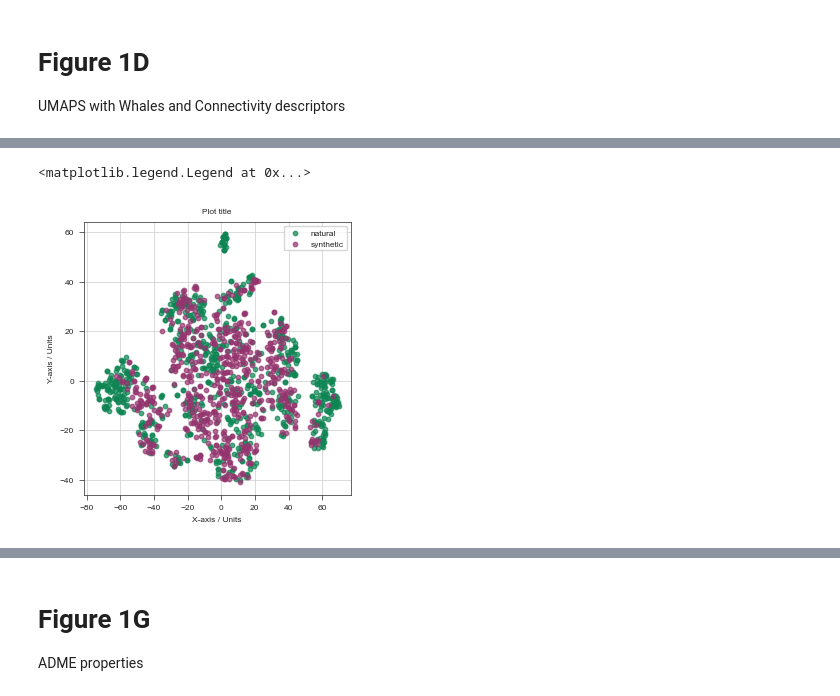
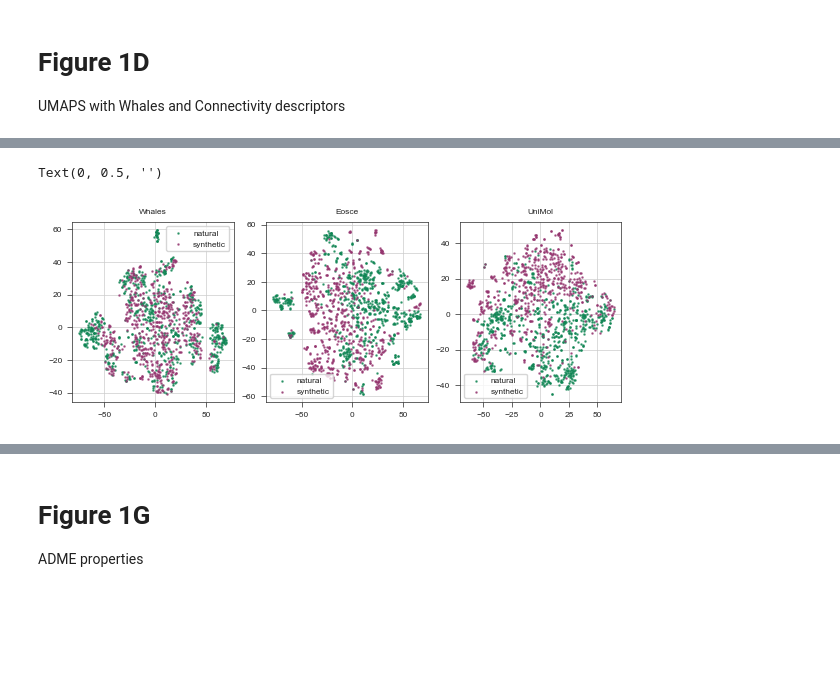
Before and after one commit to ersilia-os/sars-cov-2-chemspace, a Jupyter notebook: notebooks/02_ChemicalSpaceExploration.ipynb, the cells around one changed output, grey strips where cells are left out. Drawn from its saved outputs; the diff is of its cells as text; code cells hidden in the pictures; blank space fills up the shorter version.

```diff
--- a/notebooks/02_ChemicalSpaceExploration.ipynb
+++ b/notebooks/02_ChemicalSpaceExploration.ipynb
@@ -224,29 +220,69 @@ ax.legend()
 # %%
 from sklearn.manifold import TSNE
 
+fig, axs = stylia.create_figure(1,3, width=TWO_COLUMNS_WIDTH, height=0.33*TWO_COLUMNS_WIDTH)
+ax = axs.next()
 df = load_data("eos24ur")
 df = df.dropna()
 df = df.reset_index(drop=True)
 descs = df.iloc[:, 4:]
 descs_array = descs.values
 descs_nat = df[df["category"]=="natural"].iloc[:,4:]
 descs_syn = df[df["category"]=="synthetic"].iloc[:,4:]
-
-# Apply t-SNE transformation
 tsne = TSNE(n_components=2, perplexity=30)
 tsne_results = tsne.fit_transform(descs_array)
-# Split array based on category
 nat_idx = df[df['category'] == 'natural'].index
 syn_idx = df[df['category'] == 'synthetic'].index
-
 tsne_nat = tsne_results[nat_idx]
 tsne_syn = tsne_results[syn_idx]
+ax.scatter(tsne_nat[:,0], tsne_nat[:,1], alpha = 0.7, label="natural", color = npc, s=0.7)
+ax.scatter(tsne_syn[:,0], tsne_syn[:,1], alpha = 0.7, label = "synthetic", color=spc, s=0.7)
+ax.legend()
+ax.set_title("Whales")
+ax.set_xlabel("")
+ax.set_ylabel("")
 
-fig, axs = stylia.create_figure(1, 1, width=ONE_COLUMN_WIDTH, height=0.5 * TWO_COLUMNS_WIDTH)
 ax = axs.next()
-ax.scatter(tsne_nat[:,0], tsne_nat[:,1], alpha = 0.7, label="natural", color = npc)
-ax.scatter(tsne_syn[:,0], tsne_syn[:,1], alpha = 0.7, label = "synthetic", color=spc)
+df = load_data("eos2gw4")
+df = df.dropna()
+df = df.reset_index(drop=True)
+descs = df.iloc[:, 4:]
+descs_array = descs.values
+descs_nat = df[df["category"]=="natural"].iloc[:,4:]
+descs_syn = df[df["category"]=="synthetic"].iloc[:,4:]
+tsne = TSNE(n_components=2, perplexity=30)
+tsne_results = tsne.fit_transform(descs_array)
+nat_idx = df[df['category'] == 'natural'].index
+syn_idx = df[df['category'] == 'synthetic'].index
+tsne_nat = tsne_results[nat_idx]
+tsne_syn = tsne_results[syn_idx]
+ax.scatter(tsne_nat[:,0], tsne_nat[:,1], alpha = 0.7, label="natural", color = npc, s=0.7)
+ax.scatter(tsne_syn[:,0], tsne_syn[:,1], alpha = 0.7, label = "synthetic", color=spc, s=0.7)
 ax.legend()
+ax.set_title("Eosce")
+ax.set_xlabel("")
+ax.set_ylabel("")
+
+ax = axs.next()
+df = load_data("eos39co")
+df = df.dropna()
+df = df.reset_index(drop=True)
+descs = df.iloc[:, 4:]
+descs_array = descs.values
+descs_nat = df[df["category"]=="natural"].iloc[:,4:]
+descs_syn = df[df["category"]=="synthetic"].iloc[:,4:]
+tsne = TSNE(n_components=2, perplexity=30)
+tsne_results = tsne.fit_transform(descs_array)
+nat_idx = df[df['category'] == 'natural'].index
+syn_idx = df[df['category'] == 'synthetic'].index
+tsne_nat = tsne_results[nat_idx]
+tsne_syn = tsne_results[syn_idx]
+ax.scatter(tsne_nat[:,0], tsne_nat[:,1], alpha = 0.7, label="natural", color = npc, s=0.7)
+ax.scatter(tsne_syn[:,0], tsne_syn[:,1], alpha = 0.7, label = "synthetic", color=spc, s=0.7)
+ax.legend()
+ax.set_title("UniMol")
+ax.set_xlabel("")
+ax.set_ylabel("")
 # %% [output]
-<matplotlib.legend.Legend at 0x...>
+Text(0, 0.5, '')
-[figure, old version]
+[figure, new version]
```
Also changed, not shown: parts of 25 cells of this notebook, 8 other files.
